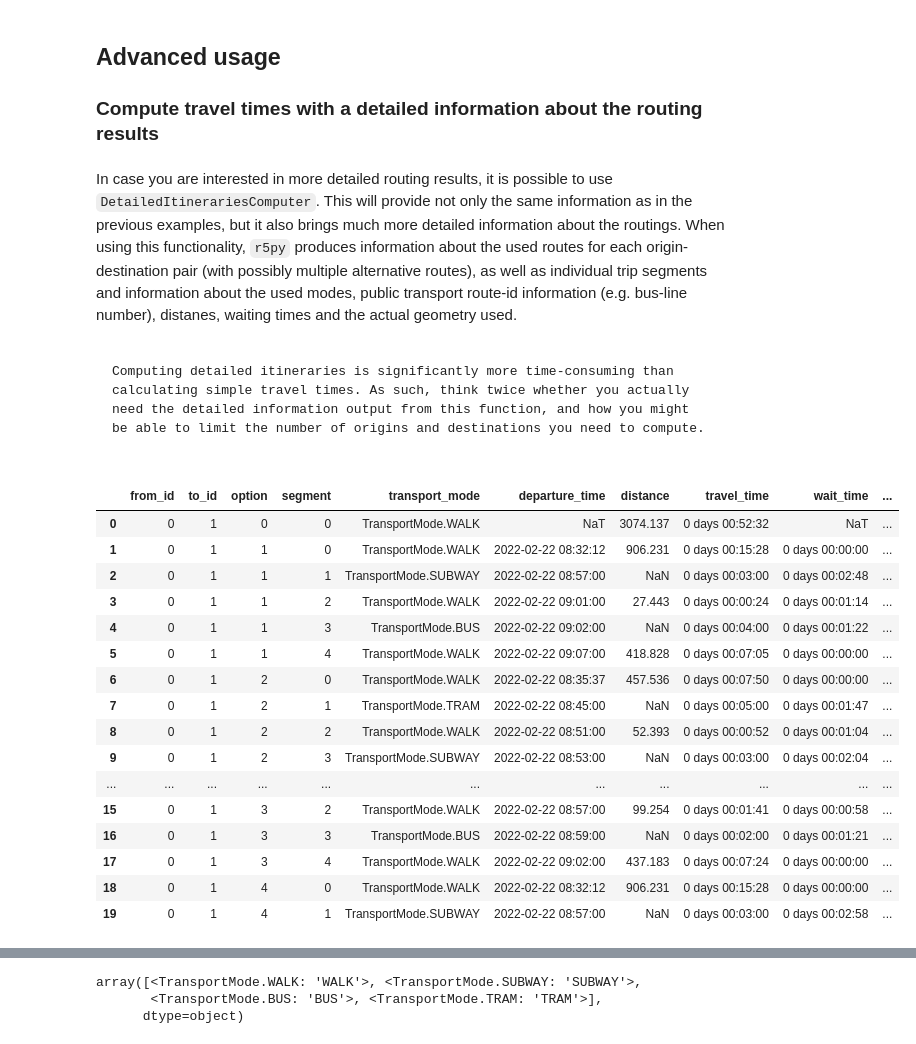
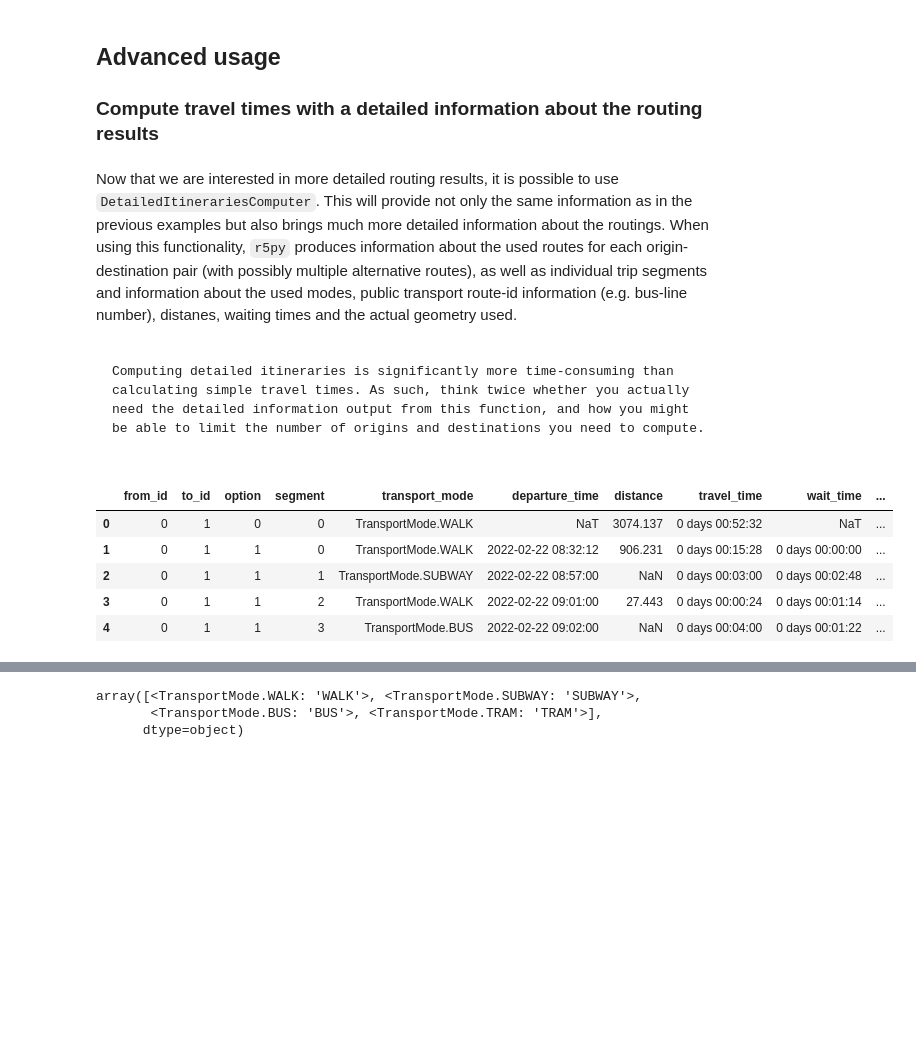
Before and after one commit to AaltoGIS/Mobile-Tartu-2024, a Jupyter notebook: source/notebooks/T2_calculating-travel-time-matrices_and_GHG_factors.ipynb, the cells around one changed output, grey strips where cells are left out. Drawn from its saved outputs; the diff is of its cells as text; code cells hidden in the pictures; blank space fills up the shorter version.

````diff
--- a/source/notebooks/T2_calculating-travel-time-matrices_and_GHG_factors.ipynb
+++ b/source/notebooks/T2_calculating-travel-time-matrices_and_GHG_factors.ipynb
@@ -368,7 +339,7 @@ ghg_pkm_pv.head()
 
 ### Compute travel times with a detailed information about the routing results
 # %% [markdown]
-In case you are interested in more detailed routing results, it is possible to use `DetailedItinerariesComputer`. This will provide not only the same information as in the previous examples, but it also brings much more detailed information about the routings. When using this functionality, `r5py` produces information about the used routes for each origin-destination pair (with possibly multiple alternative routes), as well as individual trip segments and information about the used modes, public transport route-id information (e.g. bus-line number), distanes, waiting times and the actual geometry used.
+Now that we are interested in more detailed routing results, it is possible to use `DetailedItinerariesComputer`. This will provide not only the same information as in the previous examples but also brings much more detailed information about the routings. When using this functionality, `r5py` produces information about the used routes for each origin-destination pair (with possibly multiple alternative routes), as well as individual trip segments and information about the used modes, public transport route-id information (e.g. bus-line number), distanes, waiting times and the actual geometry used.
 
 ```{important}
 
@@ -378,36 +349,25 @@ Computing detailed itineraries is significantly more time-consuming than calcula
 # %%
 from r5py import DetailedItinerariesComputer
 
 detailed_itineraries_computer = DetailedItinerariesComputer(
     transport_network,
     origins=origin_Point_df,
     destinations=destination_Point_df,
     departure=datetime.datetime(2022,2,22,8,30),
     transport_modes=[TransportMode.TRANSIT, TransportMode.WALK],
 
     # With following attempts to snap all origin and destination points to the transport network before routing
     snap_to_network=True,
 )
 travel_details = detailed_itineraries_computer.compute_travel_details()
 ##travel_details_gpd = gpd.GeoDataFrame(travel_details).to_crs(3387) ## Helsinki Projected coordinate system - EPSG:3387 KKJ / Finland (zone 5)
 travel_details_gpd = gpd.GeoDataFrame(travel_details).to_crs(3067) ## Helsinki Projected coordinate system - EPSG:3387 KKJ / Finland (zone 5)
 
-travel_details_gpd.head(20)
+travel_details_gpd.head()
 # %% [output]
 |  | from_id | to_id | option | segment | transport_mode | departure_time | distance | travel_time | wait_time | ... |
 | 0 | 0 | 1 | 0 | 0 | TransportMode.WALK | NaT | 3074.137 | 0 days 00:52:32 | NaT | ... |
 | 1 | 0 | 1 | 1 | 0 | TransportMode.WALK | 2022-02-22 08:32:12 | 906.231 | 0 days 00:15:28 | 0 days 00:00:00 | ... |
 | 2 | 0 | 1 | 1 | 1 | TransportMode.SUBWAY | 2022-02-22 08:57:00 | NaN | 0 days 00:03:00 | 0 days 00:02:48 | ... |
 | 3 | 0 | 1 | 1 | 2 | TransportMode.WALK | 2022-02-22 09:01:00 | 27.443 | 0 days 00:00:24 | 0 days 00:01:14 | ... |
 | 4 | 0 | 1 | 1 | 3 | TransportMode.BUS | 2022-02-22 09:02:00 | NaN | 0 days 00:04:00 | 0 days 00:01:22 | ... |
-| 5 | 0 | 1 | 1 | 4 | TransportMode.WALK | 2022-02-22 09:07:00 | 418.828 | 0 days 00:07:05 | 0 days 00:00:00 | ... |
-| 6 | 0 | 1 | 2 | 0 | TransportMode.WALK | 2022-02-22 08:35:37 | 457.536 | 0 days 00:07:50 | 0 days 00:00:00 | ... |
-| 7 | 0 | 1 | 2 | 1 | TransportMode.TRAM | 2022-02-22 08:45:00 | NaN | 0 days 00:05:00 | 0 days 00:01:47 | ... |
-| 8 | 0 | 1 | 2 | 2 | TransportMode.WALK | 2022-02-22 08:51:00 | 52.393 | 0 days 00:00:52 | 0 days 00:01:04 | ... |
-| 9 | 0 | 1 | 2 | 3 | TransportMode.SUBWAY | 2022-02-22 08:53:00 | NaN | 0 days 00:03:00 | 0 days 00:02:04 | ... |
-| ... | ... | ... | ... | ... | ... | ... | ... | ... | ... | ... |
-| 15 | 0 | 1 | 3 | 2 | TransportMode.WALK | 2022-02-22 08:57:00 | 99.254 | 0 days 00:01:41 | 0 days 00:00:58 | ... |
-| 16 | 0 | 1 | 3 | 3 | TransportMode.BUS | 2022-02-22 08:59:00 | NaN | 0 days 00:02:00 | 0 days 00:01:21 | ... |
-| 17 | 0 | 1 | 3 | 4 | TransportMode.WALK | 2022-02-22 09:02:00 | 437.183 | 0 days 00:07:24 | 0 days 00:00:00 | ... |
-| 18 | 0 | 1 | 4 | 0 | TransportMode.WALK | 2022-02-22 08:32:12 | 906.231 | 0 days 00:15:28 | 0 days 00:00:00 | ... |
-| 19 | 0 | 1 | 4 | 1 | TransportMode.SUBWAY | 2022-02-22 08:57:00 | NaN | 0 days 00:03:00 | 0 days 00:02:58 | ... |
````
Also changed, not shown: parts of 26 cells of this notebook, 30 other files.
